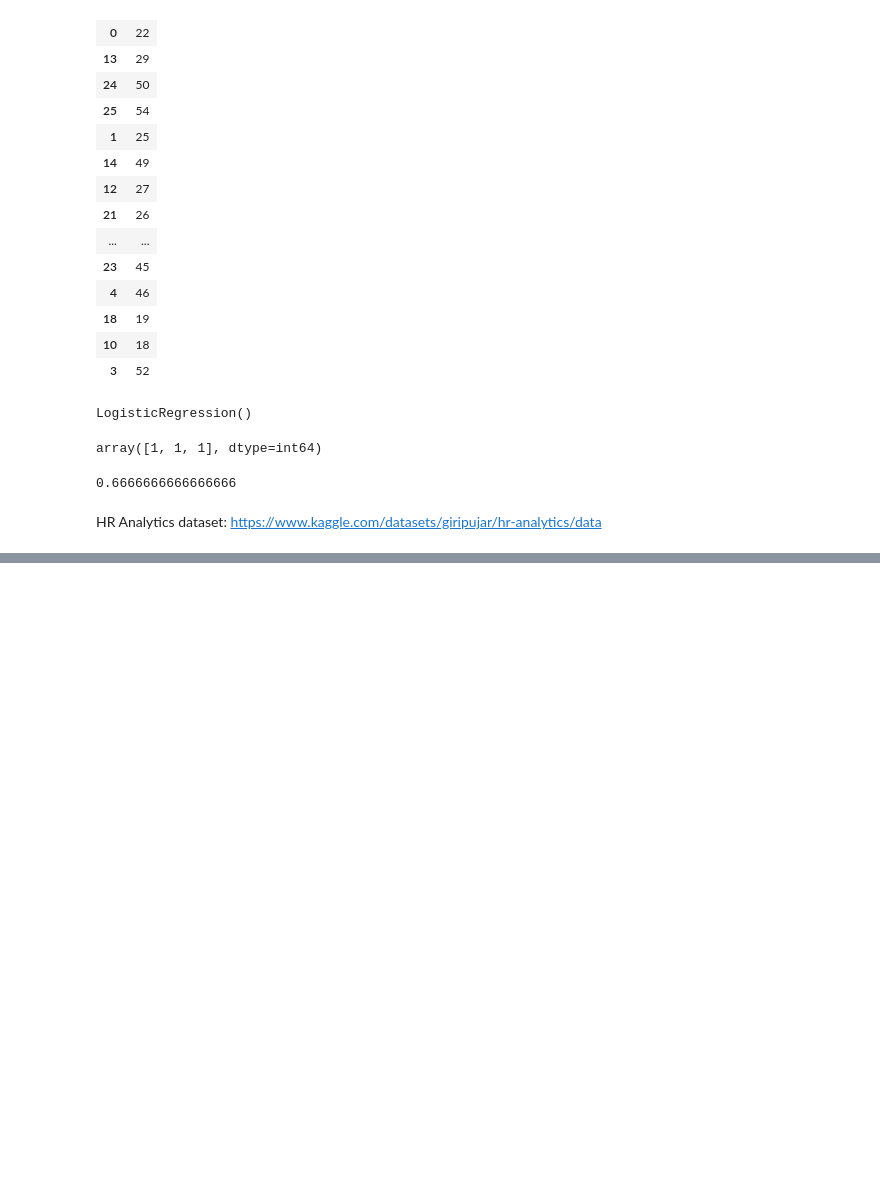
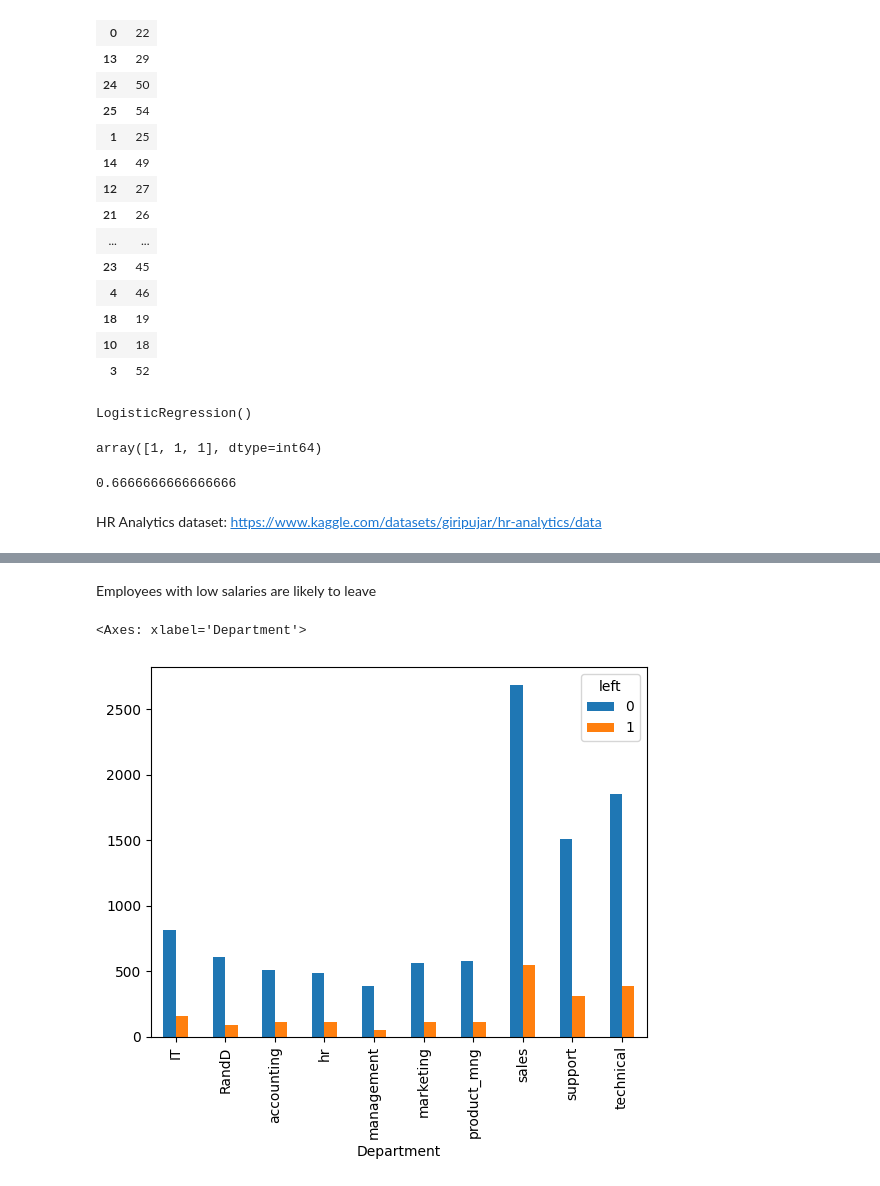
Before and after one commit to rainingrina/machine-learning-algorithms, a Jupyter notebook: logistic_regression.ipynb, the cells around one changed output, grey strips where cells are left out. Cells and saved outputs as stored; diff of their text form; code cells hidden in the pictures; blank space fills up the shorter version.

```diff
--- a/logistic_regression.ipynb
+++ b/logistic_regression.ipynb
@@ -73,0 +187,7 @@ HR Analytics dataset: https://www.kaggle.com/datasets/giripujar/hr-analytics/dat
+# %% [markdown]
+Employees with low salaries are likely to leave
+# %%
+pd.crosstab(df1.Department, df.left).plot(kind='bar')
+# %% [output]
+<Axes: xlabel='Department'>
+[figure, added]
```
Also changed, not shown: parts of 28 cells of this notebook.
